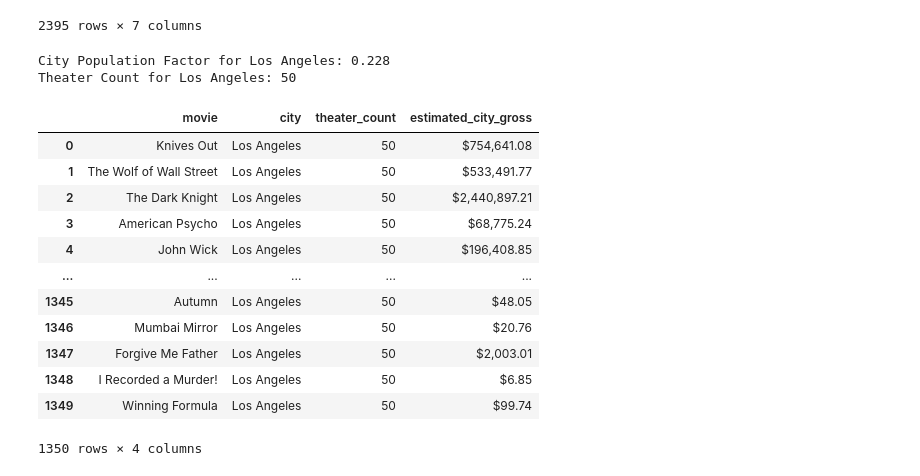
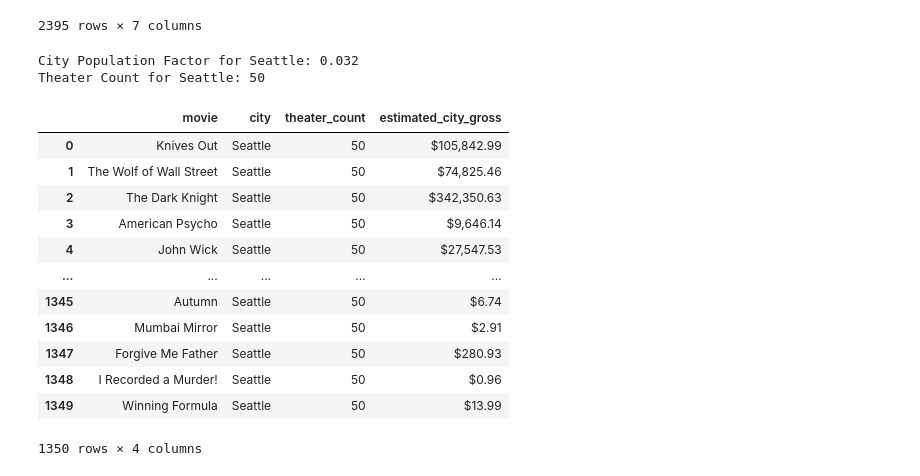
Before and after one commit to Armand57araujo/i-tickets, a Jupyter notebook: pythonnotebook.ipynb, the cells around one changed output. Saved outputs shown, nothing was run; the diff lists cells and outputs as text; code cells hidden in the pictures.

```diff
--- a/pythonnotebook.ipynb
+++ b/pythonnotebook.ipynb
@@ -93,11 +95,14 @@ def get_theater_count(city):
 # %%
 # City population data (example data, adjust as needed)
 city_population_data = {
-    "New York": 8419600,
-    "Los Angeles": 3980400,
-    "Chicago": 2716000,
-    "Houston": 2328000,
-    # Add more cities as needed
+
+    "New York": 8343728,
+    "Los Angeles": 3871360,
+    "Chicago": 2817048,
+    "Houston": 2156357,
+    "Seattle": 632002,
+    "Phoenix": 1528848,
+    "Miami": 398341,
 }
 
 # Convert city population data to a DataFrame for reference, if needed
@@ -1491,21 +1495,21 @@ new_merged_df
 | 2394 | Brahms: The Boy II | 12611536 | Drama | Katie Holmes | Owain Yeoman | PG-13 | ... |
 2395 rows × 7 columns
 # %%
-approximate_box_office_df = approximate_city_box_office_with_theaters(new_order_imdb_movies_df, "Los Angeles")
+approximate_box_office_df = approximate_city_box_office_with_theaters(new_order_imdb_movies_df, "Seattle")
 display(approximate_box_office_df)
 # %% [output]
-City Population Factor for Los Angeles: 0.228
-Theater Count for Los Angeles: 50
+City Population Factor for Seattle: 0.032
+Theater Count for Seattle: 50
 |  | movie | city | theater_count | estimated_city_gross |
-| 0 | Knives Out | Los Angeles | 50 | $754,641.08 |
-| 1 | The Wolf of Wall Street | Los Angeles | 50 | $533,491.77 |
-| 2 | The Dark Knight | Los Angeles | 50 | $2,440,897.21 |
-| 3 | American Psycho | Los Angeles | 50 | $68,775.24 |
-| 4 | John Wick | Los Angeles | 50 | $196,408.85 |
+| 0 | Knives Out | Seattle | 50 | $105,842.99 |
+| 1 | The Wolf of Wall Street | Seattle | 50 | $74,825.46 |
+| 2 | The Dark Knight | Seattle | 50 | $342,350.63 |
+| 3 | American Psycho | Seattle | 50 | $9,646.14 |
+| 4 | John Wick | Seattle | 50 | $27,547.53 |
 | ... | ... | ... | ... | ... |
-| 1345 | Autumn | Los Angeles | 50 | $48.05 |
-| 1346 | Mumbai Mirror | Los Angeles | 50 | $20.76 |
-| 1347 | Forgive Me Father | Los Angeles | 50 | $2,003.01 |
-| 1348 | I Recorded a Murder! | Los Angeles | 50 | $6.85 |
-| 1349 | Winning Formula | Los Angeles | 50 | $99.74 |
+| 1345 | Autumn | Seattle | 50 | $6.74 |
+| 1346 | Mumbai Mirror | Seattle | 50 | $2.91 |
+| 1347 | Forgive Me Father | Seattle | 50 | $280.93 |
+| 1348 | I Recorded a Murder! | Seattle | 50 | $0.96 |
+| 1349 | Winning Formula | Seattle | 50 | $13.99 |
 1350 rows × 4 columns
```
Also changed, not shown: parts of 3 cells of this notebook, 1 other file.
